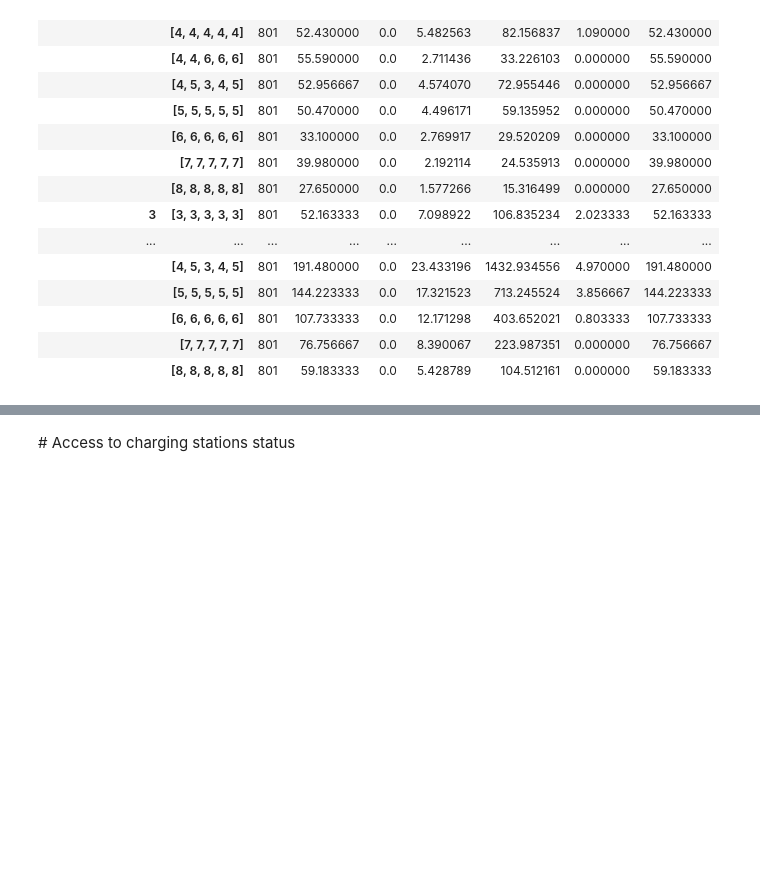
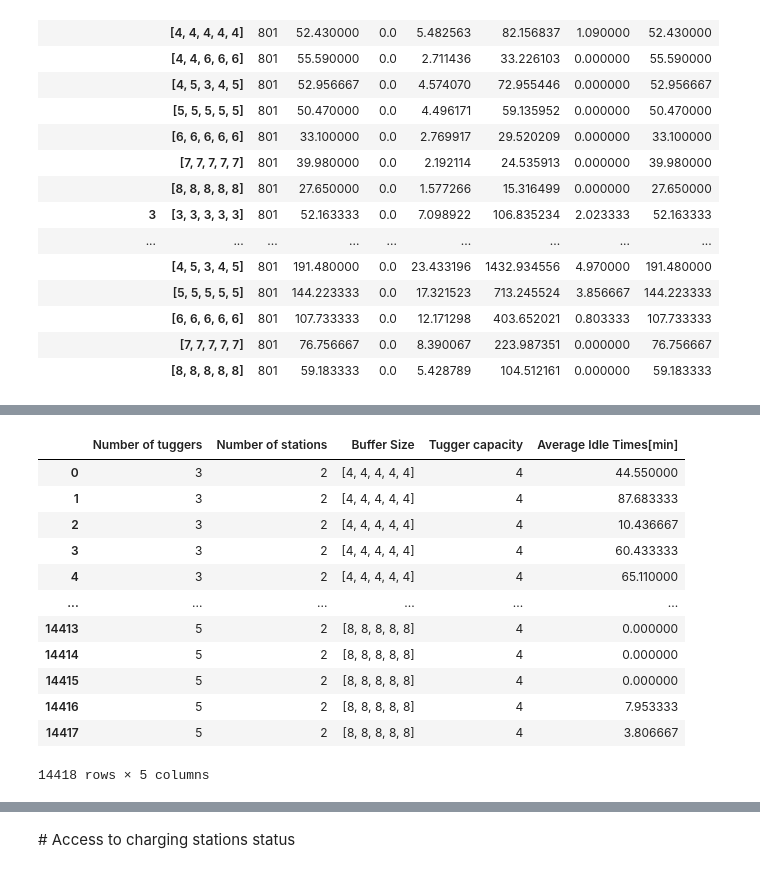
Before and after one commit to MatteoMascheroni1/AdvanceModelingForOperationProject, a Jupyter notebook: code/new code/output/simulation_analysis.ipynb, the cells around one changed output, grey strips where cells are left out. Drawn from its saved outputs; the diff is of its cells as text; code cells hidden in the pictures; blank space fills up the shorter version.

```diff
--- a/code/new code/output/simulation_analysis.ipynb
+++ b/code/new code/output/simulation_analysis.ipynb
@@ -174,0 +182,3 @@ df_output.to_csv("./output_N/statistics.csv", index = True)
+# %%
+df1["Buffer Size"] = df1["Buffer Size"].apply(lambda x: str(x))
+df2["Buffer Size"] = df2["Buffer Size"].apply(lambda x: str(x))
@@ -174,0 +193,16 @@ df_output.to_csv("./output_N/statistics.csv", index = True)
+# %%
+final_dataframe
+# %% [output]
+|  | Number of tuggers | Number of stations | Buffer Size | Tugger capacity | Average Idle Times[min] |
+| 0 | 3 | 2 | [4, 4, 4, 4, 4] | 4 | 44.550000 |
+| 1 | 3 | 2 | [4, 4, 4, 4, 4] | 4 | 87.683333 |
+| 2 | 3 | 2 | [4, 4, 4, 4, 4] | 4 | 10.436667 |
+| 3 | 3 | 2 | [4, 4, 4, 4, 4] | 4 | 60.433333 |
+| 4 | 3 | 2 | [4, 4, 4, 4, 4] | 4 | 65.110000 |
+| ... | ... | ... | ... | ... | ... |
+| 14413 | 5 | 2 | [8, 8, 8, 8, 8] | 4 | 0.000000 |
+| 14414 | 5 | 2 | [8, 8, 8, 8, 8] | 4 | 0.000000 |
+| 14415 | 5 | 2 | [8, 8, 8, 8, 8] | 4 | 0.000000 |
+| 14416 | 5 | 2 | [8, 8, 8, 8, 8] | 4 | 7.953333 |
+| 14417 | 5 | 2 | [8, 8, 8, 8, 8] | 4 | 3.806667 |
+14418 rows × 5 columns
```
Also changed, not shown: parts of 10 cells of this notebook, 5 other files.
